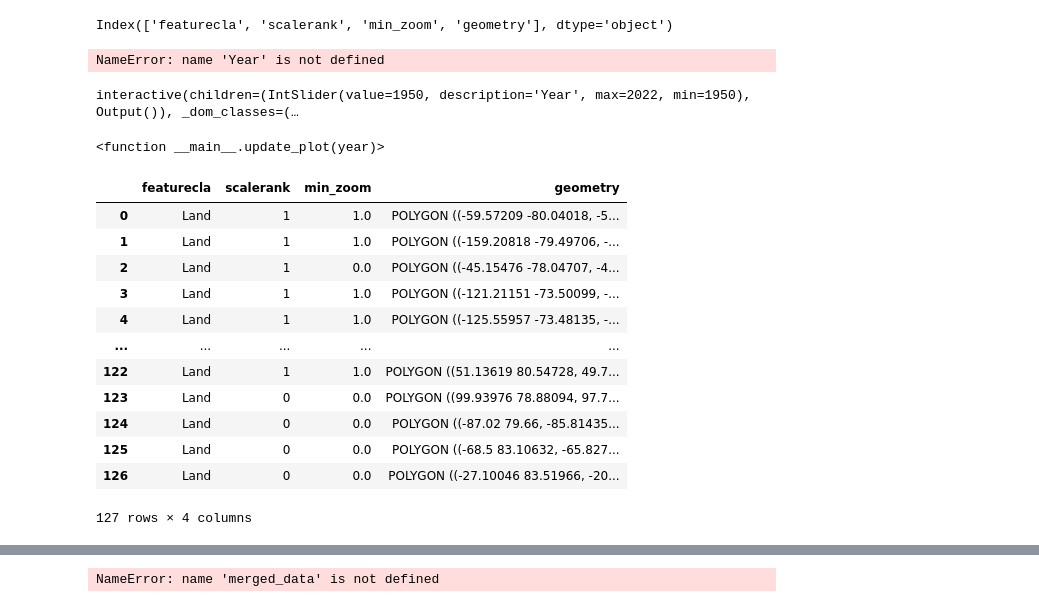
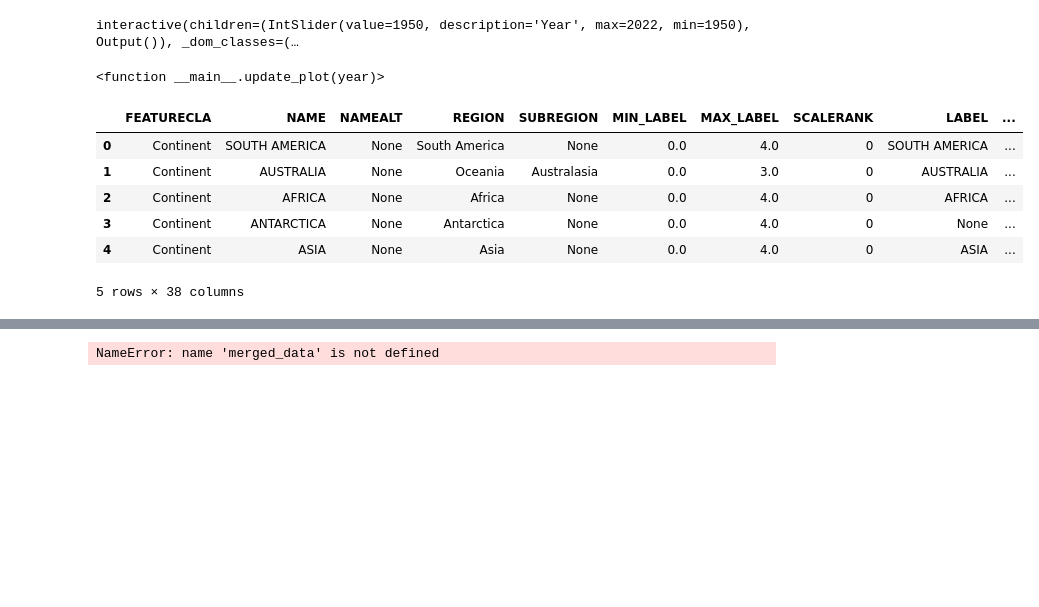
Before and after one commit to DJ-Greenwood/Population-decline, a Jupyter notebook: notebooks/data_vis.ipynb, the cells around one changed output, grey strips where cells are left out. Cells and saved outputs as stored; diff of their text form; code cells hidden in the pictures; blank space fills up the shorter version.

```diff
--- a/notebooks/data_vis.ipynb
+++ b/notebooks/data_vis.ipynb
@@ -54,50 +95,36 @@ plt.show()
+# %%
+
+# Function to update the plot based on the selected year
+def update_plot(year):
+    # Merge the fertility data with the world map data
+    merged_data = world_map_data.merge(df_fertility_data, left_on='NAME', right_index=True)
+
+    # Plot the merged data
+    _, ax = plt.subplots(1, 1, figsize=(15, 10))
+    merged_data.plot(column=str(year), ax=ax, legend=True, legend_kwds={'label': "Fertility Rate by Country", 'orientation': "horizontal"})
+    plt.title(f'Fertility Rate in {year}')
+    plt.show()
+
+# Create a slider for the year
+try:
+    year_slider = widgets.IntSlider(min=1950, max=2022, step=1, value=1950, description='Year')
+except:
+    print("Error creating the slider")
+
+# Use the interact function to create the interactive plot
+interact(update_plot, year=year_slider)
+# %% [output]
+interactive(children=(IntSlider(value=1950, description='Year', max=2022, min=1950), Output()), _dom_classes=(…
+<function __main__.update_plot(year)>
 # %%
-world_map_data.columns
+world_map_data.head()
 # %% [output]
+|  | FEATURECLA | NAME | NAMEALT | REGION | SUBREGION | MIN_LABEL | MAX_LABEL | SCALERANK | LABEL | ... |
+| 0 | Continent | SOUTH AMERICA | None | South America | None | 0.0 | 4.0 | 0 | SOUTH AMERICA | ... |
+| 1 | Continent | AUSTRALIA | None | Oceania | Australasia | 0.0 | 3.0 | 0 | AUSTRALIA | ... |
+| 2 | Continent | AFRICA | None | Africa | None | 0.0 | 4.0 | 0 | AFRICA | ... |
+| 3 | Continent | ANTARCTICA | None | Antarctica | None | 0.0 | 4.0 | 0 | None | ... |
+| 4 | Continent | ASIA | None | Asia | None | 0.0 | 4.0 | 0 | ASIA | ... |
-Index(['featurecla', 'scalerank', 'min_zoom', 'geometry'], dtype='object')
+5 rows × 38 columns
-# %%
-merged_data = world_map_data.merge(df_ferility_data[['Year', str(Year)]], left_on='name', right_on='Year', how='left')
-# %% [output]
-NameError: name 'Year' is not defined
-# %%
-
-# Function to update the plot based on the selected year
-def update_plot(year):
-    # Merge the fertility data with the world map data
-    merged_data = world_map_data.merge(ferility_data[['Year', str(year)]], left_on='name', right_on='Year', how='left')
-
-    # Plot the merged data
-    fig, ax = plt.subplots(1, 1, figsize=(15, 10))
-    merged_data.plot(column=str(year), ax=ax, legend=True, legend_kwds={'label': "Fertility Rate by Country", 'orientation': "horizontal"})
-    plt.title(f'Fertility Rate in {year}')
-    plt.show()
-
-# Create a slider for the year
-try:
-    year_slider = widgets.IntSlider(min=1950, max=2022, step=1, value=1950, description='Year')
-except:
-    print("Error creating the slider")
-
-# Use the interact function to create the interactive plot
-interact(update_plot, year=year_slider)
-# %% [output]
-interactive(children=(IntSlider(value=1950, description='Year', max=2022, min=1950), Output()), _dom_classes=(…
-<function __main__.update_plot(year)>
-# %%
-world_map_data
-# %% [output]
-|  | featurecla | scalerank | min_zoom | geometry |
-| 0 | Land | 1 | 1.0 | POLYGON ((-59.57209 -80.04018, -5... |
-| 1 | Land | 1 | 1.0 | POLYGON ((-159.20818 -79.49706, -... |
-| 2 | Land | 1 | 0.0 | POLYGON ((-45.15476 -78.04707, -4... |
-| 3 | Land | 1 | 1.0 | POLYGON ((-121.21151 -73.50099, -... |
-| 4 | Land | 1 | 1.0 | POLYGON ((-125.55957 -73.48135, -... |
-| ... | ... | ... | ... | ... |
-| 122 | Land | 1 | 1.0 | POLYGON ((51.13619 80.54728, 49.7... |
-| 123 | Land | 0 | 0.0 | POLYGON ((99.93976 78.88094, 97.7... |
-| 124 | Land | 0 | 0.0 | POLYGON ((-87.02 79.66, -85.81435... |
-| 125 | Land | 0 | 0.0 | POLYGON ((-68.5 83.10632, -65.827... |
-| 126 | Land | 0 | 0.0 | POLYGON ((-27.10046 83.51966, -20... |
-127 rows × 4 columns
 # %%
 # Merge the fertility data with the world map data
```
Also changed, not shown: parts of 9 cells of this notebook, 16 other files.
